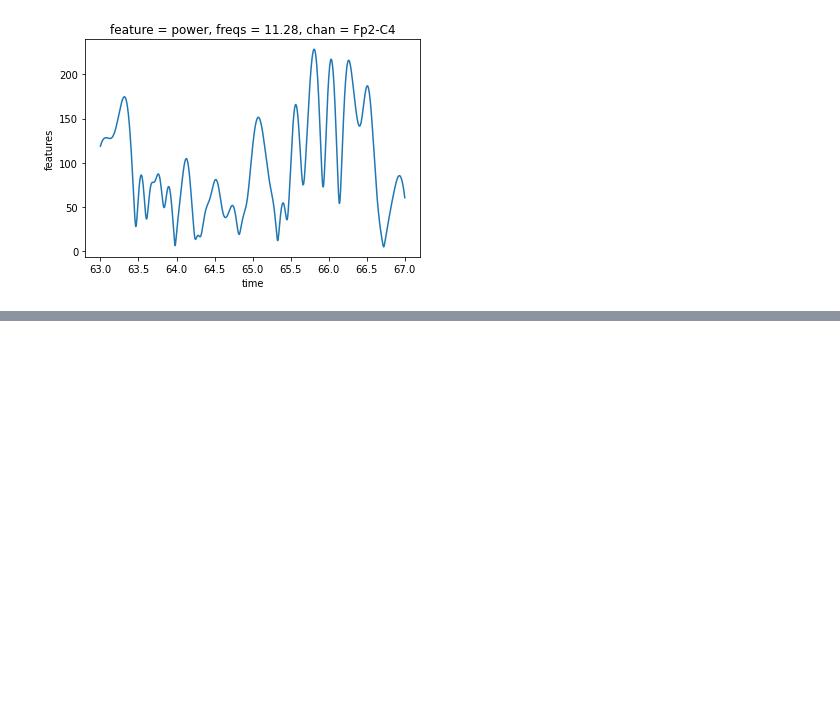
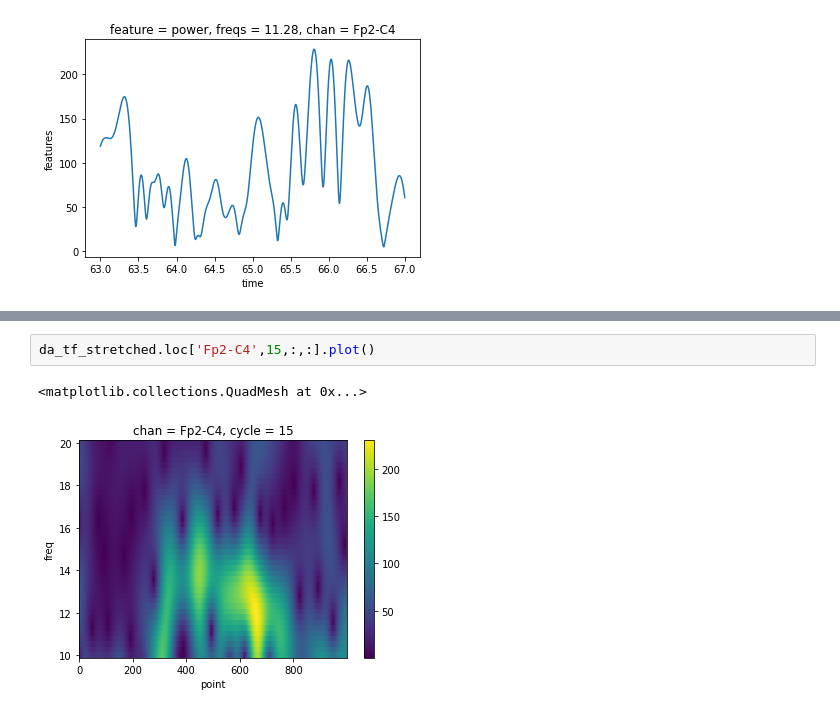
Before and after one commit to ValentinGhibaudo/Sleep_EEG_Respi, a Jupyter notebook: wavelet_analysis.ipynb, the cells around one changed output, grey strips where cells are left out. Drawn from its saved outputs; the diff is of its cells as text; blank space fills up the shorter version.

```diff
--- a/wavelet_analysis.ipynb
+++ b/wavelet_analysis.ipynb
@@ -126,0 +132,5 @@ da_tf_stretched.loc['Fp2-C4',:,:,:].mean('cycle').plot()
+# %%
+da_tf_stretched.loc['Fp2-C4',15,:,:].plot()
+# %% [output]
+<matplotlib.collections.QuadMesh at 0x...>
+[figure, added]
```
Also changed, not shown: parts of 13 cells of this notebook, 2 other files.
